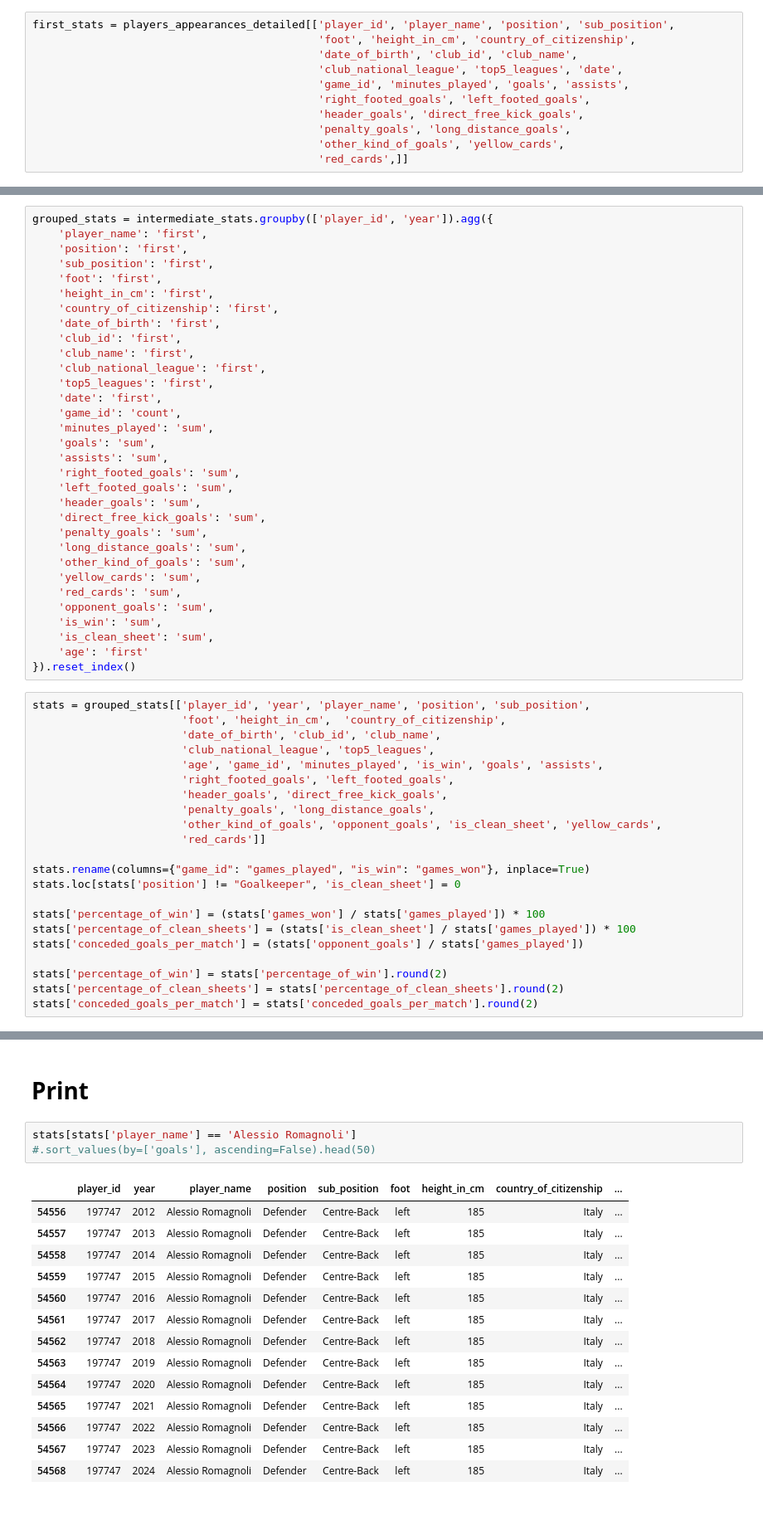
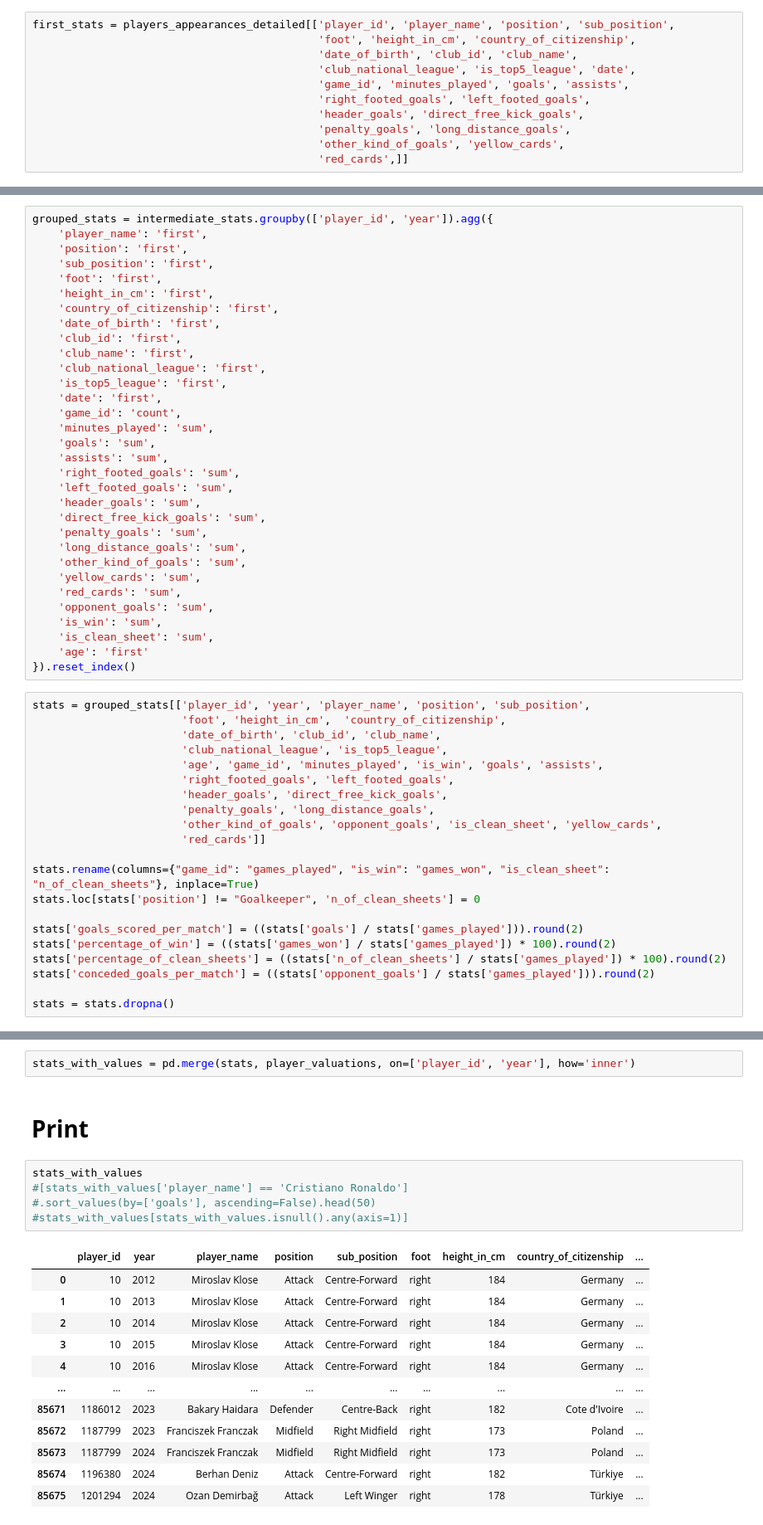
Before and after one commit to vincenzoaltavilla/thesis_project, a Jupyter notebook: thesis_project.ipynb, the cells around one changed output, grey strips where cells are left out. Shown: that part at 83% size. Drawn from its saved outputs; the diff is of its cells as text.

Commit message:
final_stats(?)

```diff
--- a/thesis_project.ipynb
+++ b/thesis_project.ipynb
@@ -242,7 +256,7 @@ players_appearances_detailed['other_kind_of_goals'] = players_appearances_detail
 first_stats = players_appearances_detailed[['player_id', 'player_name', 'position', 'sub_position',
                                             'foot',	'height_in_cm',	'country_of_citizenship',
                                             'date_of_birth', 'club_id', 'club_name',
-                                            'club_national_league', 'top5_leagues', 'date',
+                                            'club_national_league', 'is_top5_league', 'date',
                                             'game_id', 'minutes_played', 'goals', 'assists',
                                             'right_footed_goals', 'left_footed_goals',
                                             'header_goals', 'direct_free_kick_goals',
@@ -280,7 +292,7 @@ grouped_stats = intermediate_stats.groupby(['player_id', 'year']).agg({
     'club_id': 'first',
     'club_name': 'first',
     'club_national_league': 'first',
-    'top5_leagues': 'first',
+    'is_top5_league': 'first',
     'date': 'first',
     'game_id': 'count',
     'minutes_played': 'sum',
@@ -304,7 +316,7 @@ grouped_stats = intermediate_stats.groupby(['player_id', 'year']).agg({
 stats = grouped_stats[['player_id', 'year', 'player_name', 'position', 'sub_position',
                        'foot', 'height_in_cm',	'country_of_citizenship',
                        'date_of_birth', 'club_id', 'club_name',
-                       'club_national_league', 'top5_leagues',
+                       'club_national_league', 'is_top5_league',
                        'age', 'game_id', 'minutes_played', 'is_win', 'goals', 'assists',
                        'right_footed_goals', 'left_footed_goals',
                        'header_goals', 'direct_free_kick_goals',
@@ -312,13 +324,12 @@ stats = grouped_stats[['player_id', 'year', 'player_name', 'position', 'sub_posi
                        'other_kind_of_goals', 'opponent_goals', 'is_clean_sheet', 'yellow_cards',
                        'red_cards']]
 
-stats.rename(columns={"game_id": "games_played", "is_win": "games_won"}, inplace=True)
-stats.loc[stats['position'] != "Goalkeeper", 'is_clean_sheet'] = 0
+stats.rename(columns={"game_id": "games_played", "is_win": "games_won", "is_clean_sheet": "n_of_clean_sheets"}, inplace=True)
+stats.loc[stats['position'] != "Goalkeeper", 'n_of_clean_sheets'] = 0
 
-stats['percentage_of_win'] = (stats['games_won'] / stats['games_played']) * 100
-stats['percentage_of_clean_sheets'] = (stats['is_clean_sheet'] / stats['games_played']) * 100
-stats['conceded_goals_per_match'] = (stats['opponent_goals'] / stats['games_played'])
+stats['goals_scored_per_match'] = ((stats['goals'] / stats['games_played'])).round(2)
+stats['percentage_of_win'] = ((stats['games_won'] / stats['games_played']) * 100).round(2)
+stats['percentage_of_clean_sheets'] = ((stats['n_of_clean_sheets'] / stats['games_played']) * 100).round(2)
+stats['conceded_goals_per_match'] = ((stats['opponent_goals'] / stats['games_played'])).round(2)
 
-stats['percentage_of_win'] = stats['percentage_of_win'].round(2)
-stats['percentage_of_clean_sheets'] = stats['percentage_of_clean_sheets'].round(2)
-stats['conceded_goals_per_match'] = stats['conceded_goals_per_match'].round(2)
+stats = stats.dropna()
@@ -325,20 +338,22 @@ stats['conceded_goals_per_match'] = stats['conceded_goals_per_match'].round(2)
+# %%
+stats_with_values = pd.merge(stats, player_valuations, on=['player_id', 'year'], how='inner')
 # %% [markdown]
 # **Print**
 # %%
-stats[stats['player_name'] == 'Alessio Romagnoli']
+stats_with_values
+#[stats_with_values['player_name'] == 'Cristiano Ronaldo']
 #.sort_values(by=['goals'], ascending=False).head(50)
+#stats_with_values[stats_with_values.isnull().any(axis=1)]
 # %% [output]
 |  | player_id | year | player_name | position | sub_position | foot | height_in_cm | country_of_citizenship | ... |
-| 54556 | 197747 | 2012 | Alessio Romagnoli | Defender | Centre-Back | left | 185 | Italy | ... |
-| 54557 | 197747 | 2013 | Alessio Romagnoli | Defender | Centre-Back | left | 185 | Italy | ... |
-| 54558 | 197747 | 2014 | Alessio Romagnoli | Defender | Centre-Back | left | 185 | Italy | ... |
-| 54559 | 197747 | 2015 | Alessio Romagnoli | Defender | Centre-Back | left | 185 | Italy | ... |
-| 54560 | 197747 | 2016 | Alessio Romagnoli | Defender | Centre-Back | left | 185 | Italy | ... |
-| 54561 | 197747 | 2017 | Alessio Romagnoli | Defender | Centre-Back | left | 185 | Italy | ... |
-| 54562 | 197747 | 2018 | Alessio Romagnoli | Defender | Centre-Back | left | 185 | Italy | ... |
-| 54563 | 197747 | 2019 | Alessio Romagnoli | Defender | Centre-Back | left | 185 | Italy | ... |
-| 54564 | 197747 | 2020 | Alessio Romagnoli | Defender | Centre-Back | left | 185 | Italy | ... |
-| 54565 | 197747 | 2021 | Alessio Romagnoli | Defender | Centre-Back | left | 185 | Italy | ... |
-| 54566 | 197747 | 2022 | Alessio Romagnoli | Defender | Centre-Back | left | 185 | Italy | ... |
-| 54567 | 197747 | 2023 | Alessio Romagnoli | Defender | Centre-Back | left | 185 | Italy | ... |
-| 54568 | 197747 | 2024 | Alessio Romagnoli | Defender | Centre-Back | left | 185 | Italy | ... |
+| 0 | 10 | 2012 | Miroslav Klose | Attack | Centre-Forward | right | 184 | Germany | ... |
+| 1 | 10 | 2013 | Miroslav Klose | Attack | Centre-Forward | right | 184 | Germany | ... |
+| 2 | 10 | 2014 | Miroslav Klose | Attack | Centre-Forward | right | 184 | Germany | ... |
+| 3 | 10 | 2015 | Miroslav Klose | Attack | Centre-Forward | right | 184 | Germany | ... |
+| 4 | 10 | 2016 | Miroslav Klose | Attack | Centre-Forward | right | 184 | Germany | ... |
+| ... | ... | ... | ... | ... | ... | ... | ... | ... | ... |
+| 85671 | 1186012 | 2023 | Bakary Haidara | Defender | Centre-Back | right | 182 | Cote d'Ivoire | ... |
+| 85672 | 1187799 | 2023 | Franciszek Franczak | Midfield | Right Midfield | right | 173 | Poland | ... |
+| 85673 | 1187799 | 2024 | Franciszek Franczak | Midfield | Right Midfield | right | 173 | Poland | ... |
+| 85674 | 1196380 | 2024 | Berhan Deniz | Attack | Centre-Forward | right | 182 | Türkiye | ... |
+| 85675 | 1201294 | 2024 | Ozan Demirbağ | Attack | Left Winger | right | 178 | Türkiye | ... |
```
Also changed, not shown: parts of 17 cells of this notebook.
